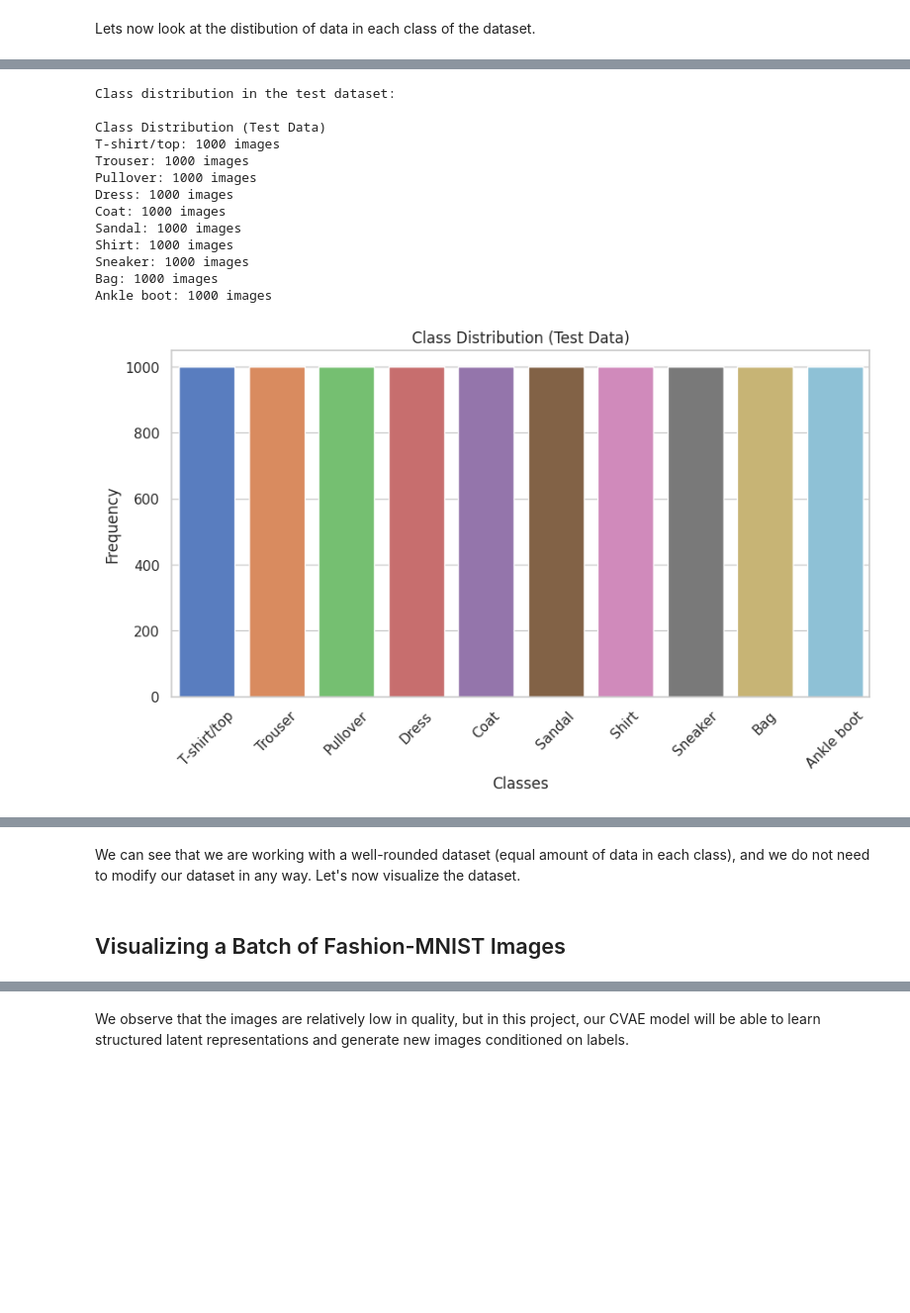
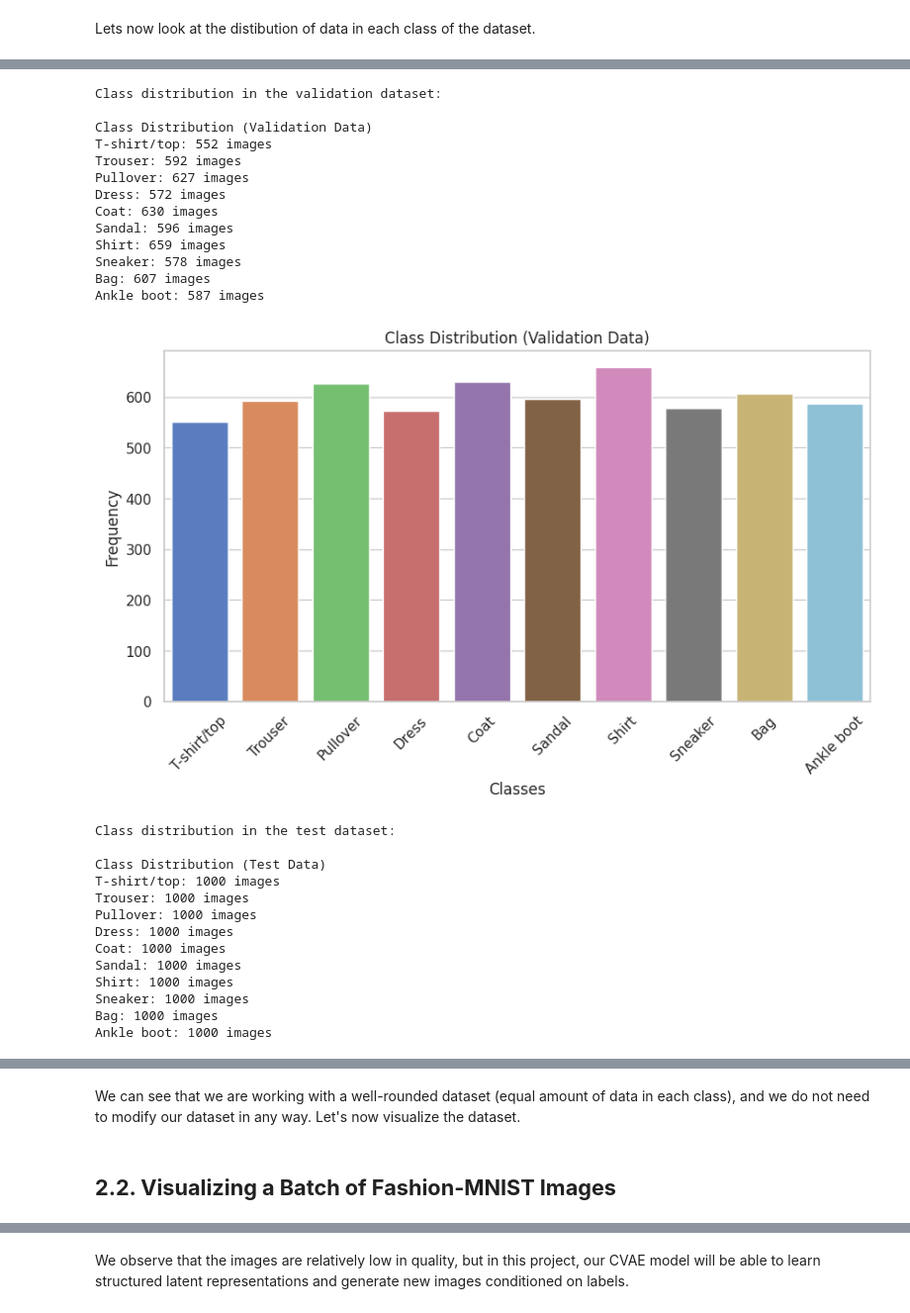
Before and after one commit to VildeOpdal/HDDL_miniprojet, a Jupyter notebook: Mini Projet 2/miniprojet2_HDDL (6).ipynb, the cells around one changed output, grey strips where cells are left out. Shown at 99% size. Drawn from its saved outputs; the diff is of its cells as text; code cells hidden in the pictures; blank space fills up the shorter version.

```diff
--- a/Mini Projet 2/miniprojet2_HDDL (6).ipynb
+++ b/Mini Projet 2/miniprojet2_HDDL (6).ipynb
@@ -100,5 +107,14 @@ transform = transforms.Compose([transforms.ToTensor()])
 train_dataset = datasets.FashionMNIST(root='../../data', train=True, transform=transform, download=True)
 test_dataset = datasets.FashionMNIST(root='../../data', train=False, transform=transform, download=True)
 
+# Split train_dataset into train and validation sets
+val_ratio = 0.1  # 10% of the training data for validation
+val_size = int(len(train_dataset) * val_ratio)
+train_size = len(train_dataset) - val_size
+
+train_dataset, val_dataset = random_split(train_dataset, [train_size, val_size])
+
+# Data loaders
 train_loader = torch.utils.data.DataLoader(dataset=train_dataset, batch_size=batch_size, shuffle=True)
+val_loader = torch.utils.data.DataLoader(dataset=val_dataset, batch_size=batch_size, shuffle=False)
 test_loader = torch.utils.data.DataLoader(dataset=test_dataset, batch_size=batch_size, shuffle=False)
@@ -161,6 +162,9 @@ def plot_class_distribution(dataset, class_names, title):
 print("\nClass distribution in the training dataset:")
 plot_class_distribution(train_dataset, class_names, "Class Distribution (Training Data)")
 
+print("\nClass distribution in the validation dataset:")
+plot_class_distribution(val_dataset, class_names, "Class Distribution (Validation Data)")
+
 print("\nClass distribution in the test dataset:")
 plot_class_distribution(test_dataset, class_names, "Class Distribution (Test Data)")
 # %% [output]
@@ -181,14 +185,27 @@ Ankle boot: 6000 images
-Class distribution in the test dataset:
+Class distribution in the validation dataset:
 
-Class Distribution (Test Data)
-T-shirt/top: 1000 images
-Trouser: 1000 images
-Pullover: 1000 images
-Dress: 1000 images
-Coat: 1000 images
-Sandal: 1000 images
-Shirt: 1000 images
-Sneaker: 1000 images
-Bag: 1000 images
-Ankle boot: 1000 images
+Class Distribution (Validation Data)
+T-shirt/top: 552 images
+Trouser: 592 images
+Pullover: 627 images
+Dress: 572 images
+Coat: 630 images
+Sandal: 596 images
+Shirt: 659 images
+Sneaker: 578 images
+Bag: 607 images
+Ankle boot: 587 images
-[figure, old version]
+[figure, new version]
+Class distribution in the test dataset:
+
+Class Distribution (Test Data)
+T-shirt/top: 1000 images
+Trouser: 1000 images
+Pullover: 1000 images
+Dress: 1000 images
+Coat: 1000 images
+Sandal: 1000 images
+Shirt: 1000 images
+Sneaker: 1000 images
+Bag: 1000 images
+Ankle boot: 1000 images
@@ -195,7 +213,7 @@ Ankle boot: 1000 images
 # %% [markdown]
 We can see that we are working with a well-rounded dataset (equal amount of data in each class), and we do not need to modify our dataset in any way. Let's now visualize the dataset.
 # %% [markdown]
-## Visualizing a Batch of Fashion-MNIST Images
+## **2.2. Visualizing a Batch of Fashion-MNIST Images**
 # %%
 batch_size = 16
 train_loader = DataLoader(train_dataset, batch_size=batch_size, shuffle=True)
```
Also changed, not shown: parts of 41 cells of this notebook.
